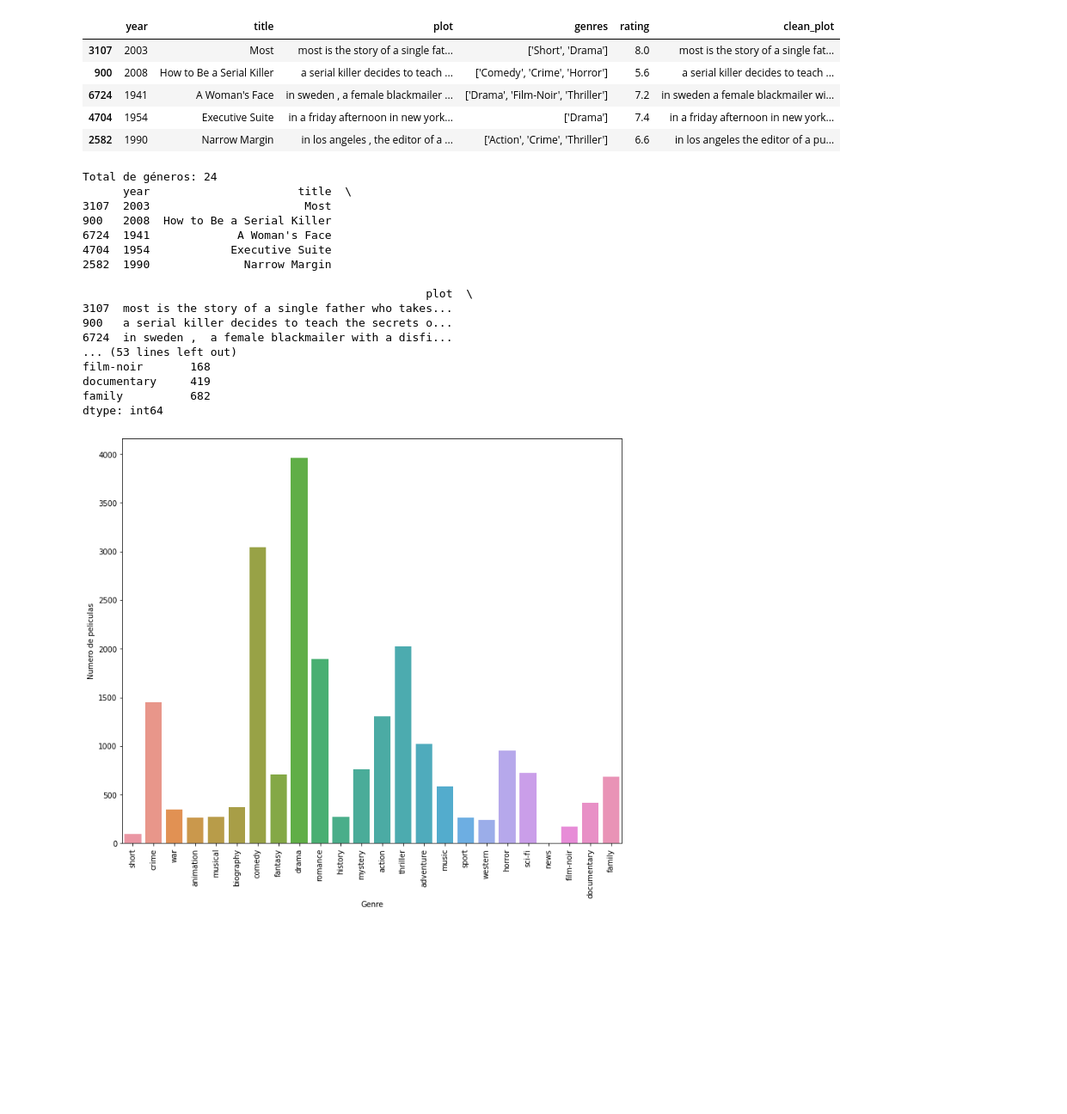
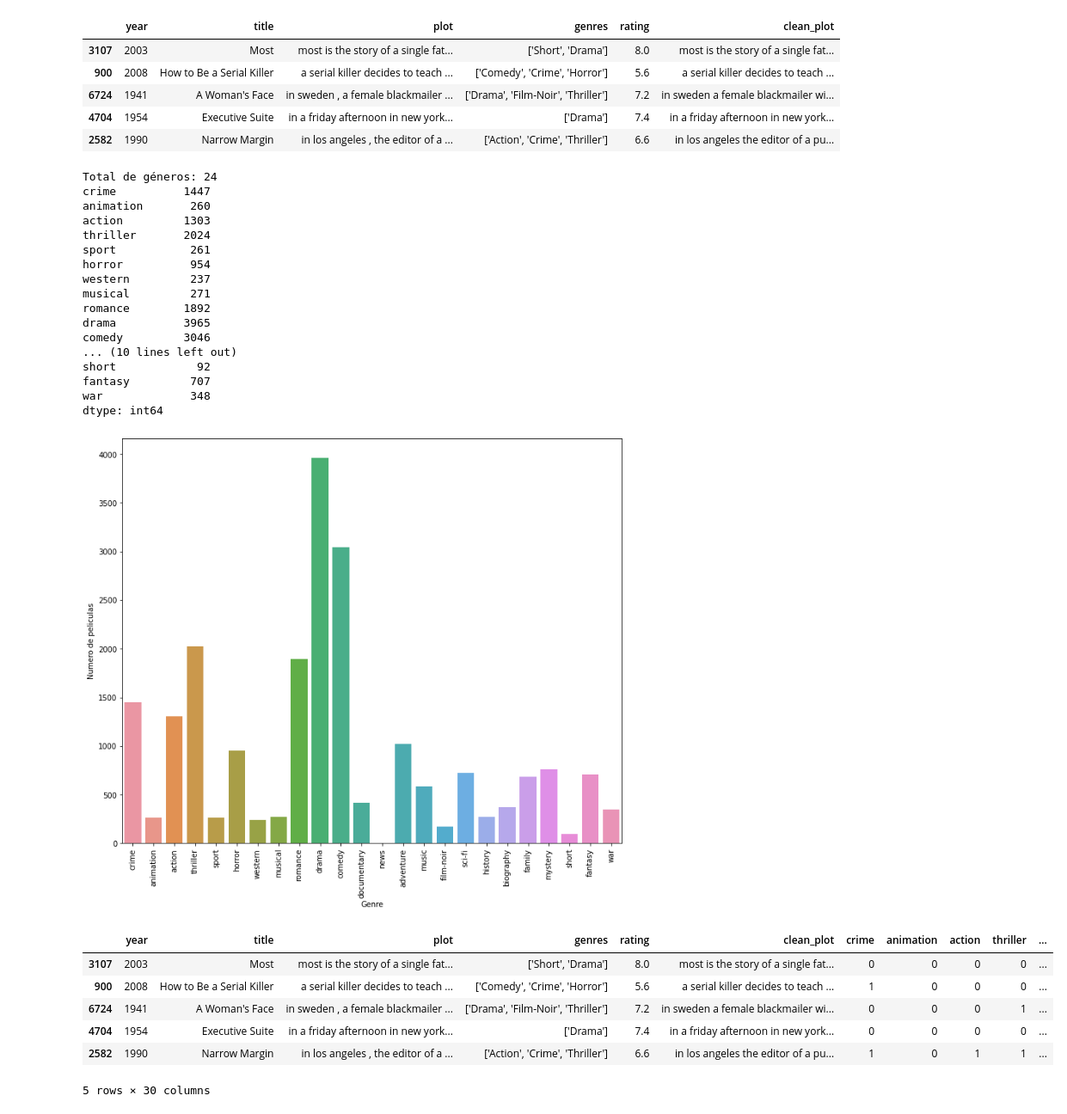
Before and after one commit to crodriguezbay/MIAD_ML_Project, a Jupyter notebook: ProyectoPeliculas/S7P1_proyecto_wendy.ipynb, the cells around one changed output. Shown at 86% size. Drawn from its saved outputs; the diff is of its cells as text; code cells hidden in the pictures; blank space fills up the shorter version.

```diff
--- a/ProyectoPeliculas/S7P1_proyecto_wendy.ipynb
+++ b/ProyectoPeliculas/S7P1_proyecto_wendy.ipynb
@@ -114,8 +111,6 @@ unique_list  = list(set(all_genres))
 for genre in unique_list:
   dataTraining[genre.lower()] = dataTraining['genres'].apply(lambda x: 1 if genre in x else 0)
 
-print(dataTraining.head())
-
 #Comprobación
 #print(dataTraining[dataTraining['genres'].str.contains("Short")])
 
@@ -132,23 +127,34 @@ plt.xticks(rotation=90)
 plt.show()
 # %% [output]
 Total de géneros: 24
-      year                      title  \
-3107  2003                       Most
-900   2008  How to Be a Serial Killer
-6724  1941             A Woman's Face
-4704  1954            Executive Suite
-2582  1990              Narrow Margin
-
-                                                   plot  \
-3107  most is the story of a single father who takes...
-900   a serial killer decides to teach the secrets o...
-6724  in sweden ,  a female blackmailer with a disfi...
-... (53 lines left out)
-film-noir       168
-documentary     419
-family          682
+crime          1447
+animation       260
+action         1303
+thriller       2024
+sport           261
+horror          954
+western         237
+musical         271
+romance        1892
+drama          3965
+comedy         3046
+... (10 lines left out)
+short            92
+fantasy         707
+war             348
 dtype: int64
-[figure, old version]
+[figure, new version]
+# %%
+# Visualización datos de entrenamiento con categorias
+dataTraining.head()
+# %% [output]
+|  | year | title | plot | genres | rating | clean_plot | crime | animation | action | thriller | ... |
+| 3107 | 2003 | Most | most is the story of a single fat... | ['Short', 'Drama'] | 8.0 | most is the story of a single fat... | 0 | 0 | 0 | 0 | ... |
+| 900 | 2008 | How to Be a Serial Killer | a serial killer decides to teach ... | ['Comedy', 'Crime', 'Horror'] | 5.6 | a serial killer decides to teach ... | 1 | 0 | 0 | 0 | ... |
+| 6724 | 1941 | A Woman's Face | in sweden , a female blackmailer ... | ['Drama', 'Film-Noir', 'Thriller'] | 7.2 | in sweden a female blackmailer wi... | 0 | 0 | 0 | 1 | ... |
+| 4704 | 1954 | Executive Suite | in a friday afternoon in new york... | ['Drama'] | 7.4 | in a friday afternoon in new york... | 0 | 0 | 0 | 0 | ... |
+| 2582 | 1990 | Narrow Margin | in los angeles , the editor of a ... | ['Action', 'Crime', 'Thriller'] | 6.6 | in los angeles the editor of a pu... | 1 | 0 | 1 | 1 | ... |
+5 rows × 30 columns
 # %%
 import matplotlib.pyplot as plt
 def freq_words(x, terms = 30):
```
Also changed, not shown: parts of 28 cells of this notebook.
